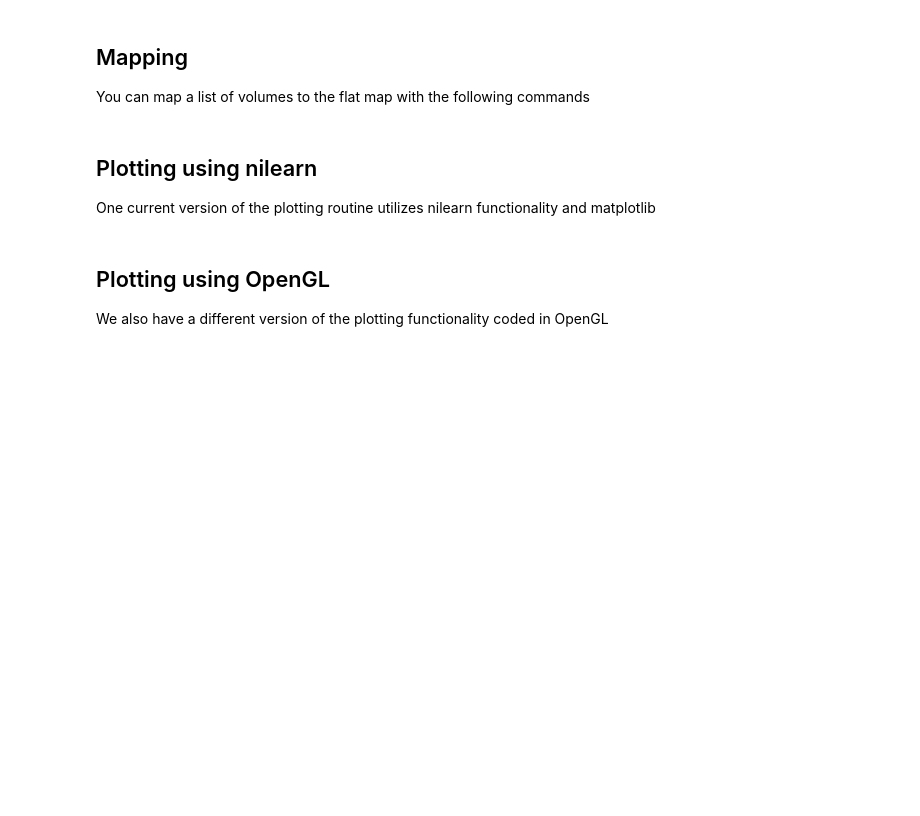
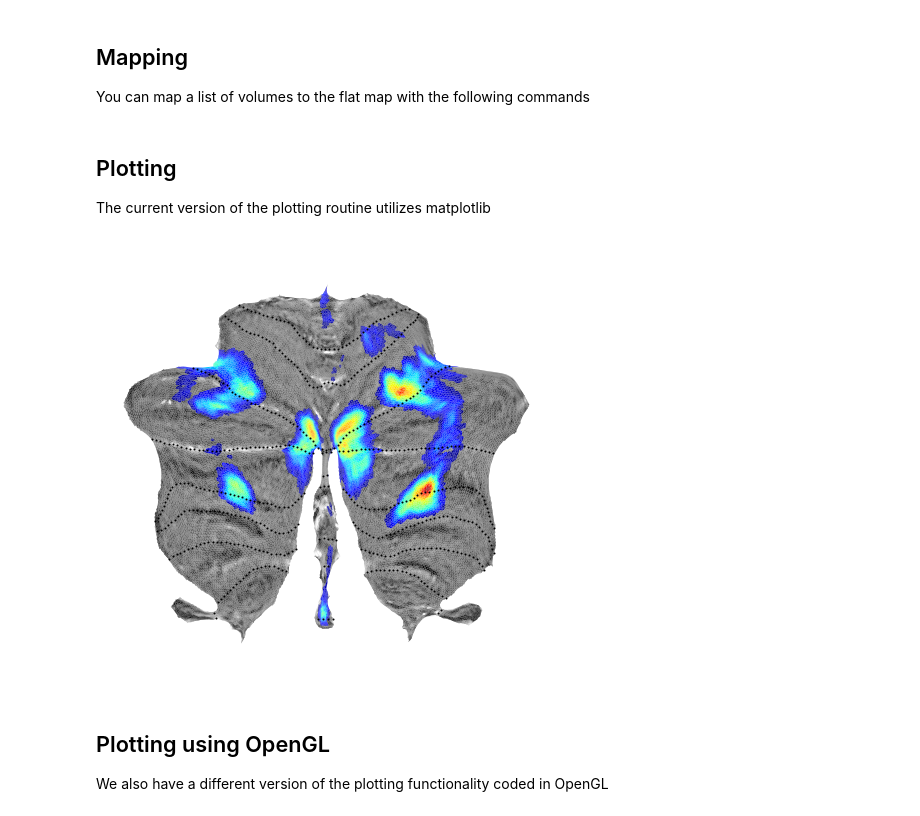
Before and after one commit to DiedrichsenLab/SUITPy, a Jupyter notebook: flatmap_example.ipynb, the cells around one changed output. Cells and saved outputs as stored; diff of their text form; code cells hidden in the pictures; blank space fills up the shorter version.

Commit message:
Plotting for functional maps in matplotlib

```diff
--- a/flatmap_example.ipynb
+++ b/flatmap_example.ipynb
@@ -50,5 +50,5 @@ import SUITPy as suit
 # The mapped data is returned as a numpy array
 funcdata = suit.flatmap.vol_to_surf(['functionalMapsSUIT/MDTB08_Math.nii'])
 # %% [markdown]
-## Plotting using nilearn
-One current version of the plotting routine utilizes nilearn functionality and matplotlib
+## Plotting
+The current version of the plotting routine utilizes matplotlib
@@ -57,3 +55,9 @@ suit.flatmap.plot(funcdata)
+# %%
+fig = plt.figure(figsize=(8,8))
+ax = plt.subplot()
+ax=suit.flatmap.plot(funcdata,threshold=0.03)
+# %% [output]
+[figure, added]
 # %% [markdown]
 ## Plotting using OpenGL
 We also have a different version of the plotting functionality coded in OpenGL
```
Also changed, not shown: parts of 3 cells of this notebook, 7 other files.
